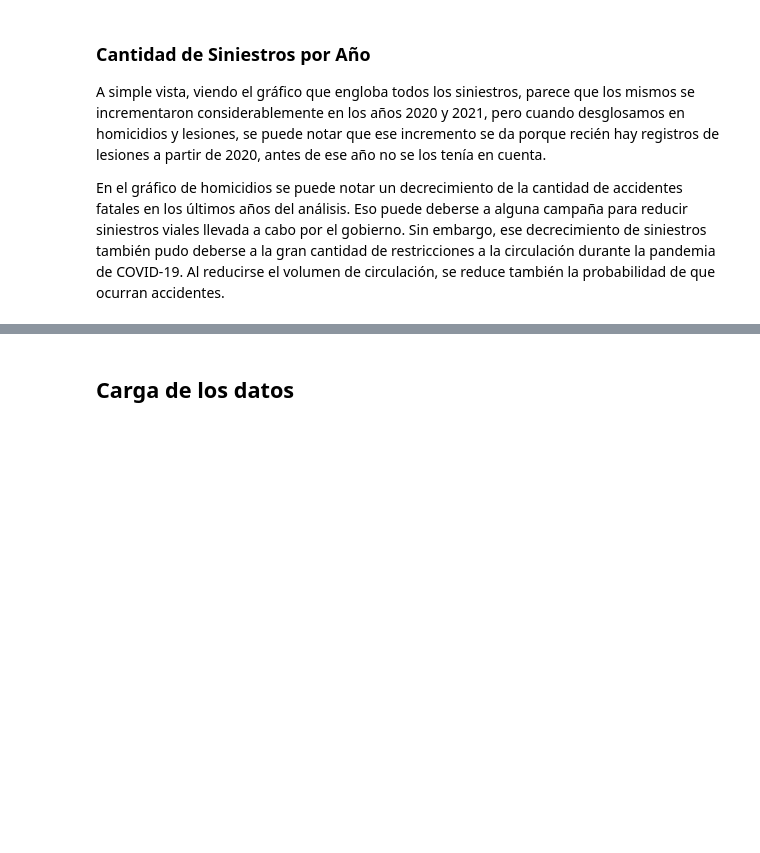
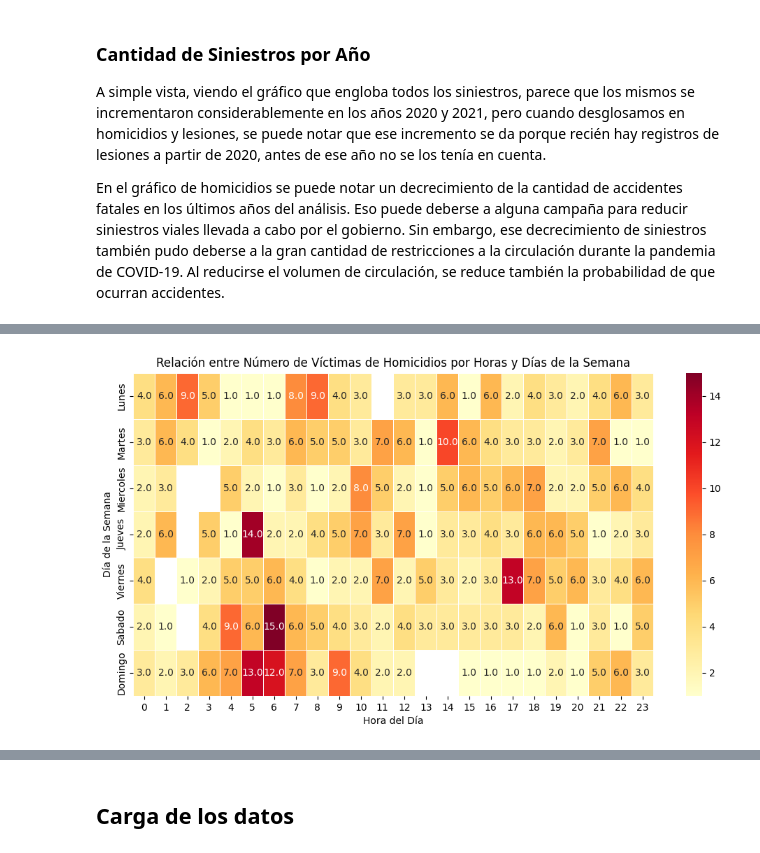
Before and after one commit to torcivita/PI-Siniestros-Viales, a Jupyter notebook: ETL + EDA.ipynb, the cells around one changed output, grey strips where cells are left out. Drawn from its saved outputs; the diff is of its cells as text; code cells hidden in the pictures; blank space fills up the shorter version.

```diff
--- a/ETL + EDA.ipynb
+++ b/ETL + EDA.ipynb
@@ -716,0 +752,7 @@ Las filas repetidas corresponden a accidentes con más de una víctima y, ademá
+# %%
+# Creamos una copia del DataFrame 'lesiones_merge'
+df = lesiones_merge.copy()
+# Creamos un DataFrame con valores únicos de la columna ID del DataFrame que creamos recién.
+lesiones_sin_duplicados = lesiones_merge.drop_duplicates(subset='ID', keep='first').reset_index()
+
+lesiones_sin_duplicados.info()
@@ -999,0 +996,80 @@ La comuna en la que ocurre la mayor cantidad de accidentes no fatales es la núm
+# %%
+# Agrupamos las victimas de homicidios por dia de la semana y horas, y sumamos el numero de victimas
+homicidios_dia = homicidios_merge.groupby(['DIA', "HH"])['N_VICTIMAS'].sum().reset_index()
+homicidios_dia["HH"]=homicidios_dia["HH"].astype("Int64")
+
+# Definimos el orden de los días
+orden_dia = ["Lunes", "Martes", "Miercoles", "Jueves", "Viernes", "Sabado", "Domingo"]
+
+# Creamos una columna 'ORDEN' en el DataFrame para representar el orden numérico de los días
+homicidios_dia['ORDEN'] = homicidios_dia['DIA'].apply(lambda x: orden_dia.index(x))
+
+# Ordenamos el DataFrame según el orden numérico de los días de la semana
+homicidios_dia = homicidios_dia.sort_values(by='ORDEN')
+
+# Creamos una tabla pivot para los datos
+pivot1 = homicidios_dia.pivot_table(index= 'DIA', columns='HH', values='N_VICTIMAS', aggfunc='sum')
+pivot1 = pivot1.reindex(orden_dia)
+
+# Graficamos la relacion entre el número de victimas de homicidios, las horas del día y los días de la semana.
+plt.figure(figsize=(12, 6))
+sns.heatmap(pivot1, cmap='YlOrRd', annot=True, fmt='.1f', linewidths=0.5)
+plt.xlabel('Hora del Día')
+plt.ylabel('Día de la Semana')
+plt.title('Relación entre Número de Víctimas de Homicidios por Horas y Días de la Semana')
+
+plt.show()
+
+# Agrupamos las victimas de lesiones por dia de la semana y horas, y sumamos el numero de victimas
+lesiones_dia = lesiones_merge.groupby(['DIA', "HH"])['N_VICTIMAS'].sum().reset_index()
+lesiones_dia["HH"]=lesiones_dia["HH"].astype("Int64")
+
+# Creamos una columna 'ORDEN' en el DataFrame para representar el orden numérico de los días
+lesiones_dia['ORDEN'] = lesiones_dia['DIA'].apply(lambda x: orden_dia.index(x))
+
+# Ordenamos el DataFrame según el orden numérico de los días de la semana
+lesiones_dia = lesiones_dia.sort_values(by='ORDEN')
+
+# Creamos una tabla pivot para los datos
+pivot2 = lesiones_dia.pivot_table(index= 'DIA', columns='HH', values='N_VICTIMAS', aggfunc='sum')
+pivot2 = pivot2.reindex(orden_dia)
+
+# Graficamos la relacion entre el número de victimas de lesiones, las horas del día y los días de la semana.
+plt.figure(figsize=(12, 6))
+sns.heatmap(pivot2, cmap='YlGnBu', annot=True, fmt='.1f', linewidths=0.5)
+plt.xlabel('Hora del Día')
+plt.ylabel('Día de la Semana')
+plt.title('Relación entre Número de Víctimas de Lesiones por Horas y Días de la Semana')
+
+plt.show()
+
+# Agrupamos la cantidad de victimas por hora y sumamos el numero de victimas
+total_homicidios_por_hh = homicidios_merge.groupby('HH')['N_VICTIMAS'].sum().reset_index()
+total_lesiones_por_hh = lesiones_sin_duplicados.groupby('HH')['N_VICTIMAS'].sum().reset_index()
+
+# Cambiamos el tipo de dato de la columna 'HH' a entero
+total_homicidios_por_hh['HH'] = total_homicidios_por_hh['HH'].astype(int)
+total_lesiones_por_hh['HH'] = total_lesiones_por_hh['HH'].astype(int)
+
+plt.figure(figsize=(8, 3))
+
+# Graficamos la cantidad de homicidios por cada una de las horas del día
+plt.subplot(1, 2, 1)
+plt.plot('HH', 'N_VICTIMAS', data=total_homicidios_por_hh, color='red')
+plt.title('Cantidad de Homicidios por Hora del Día')
+plt.xlabel('Hora')
+plt.ylabel('Cantidad de Homicidios')
+plt.grid(True)
+
+# Graficamos la cantidad de lesiones por cada una de las horas del día
+plt.subplot(1, 2, 2)
+plt.plot('HH', 'N_VICTIMAS', data=total_lesiones_por_hh, color='blue')
+plt.title('Cantidad de Lesiones por Hora del Día')
+plt.xlabel('Hora')
+plt.ylabel('Cantidad de Lesiones')
+plt.grid(True)
+
+plt.tight_layout()
+plt.show()
+# %% [output]
+[figure, added]
```
Also changed, not shown: parts of 44 cells of this notebook, 18 other files.
